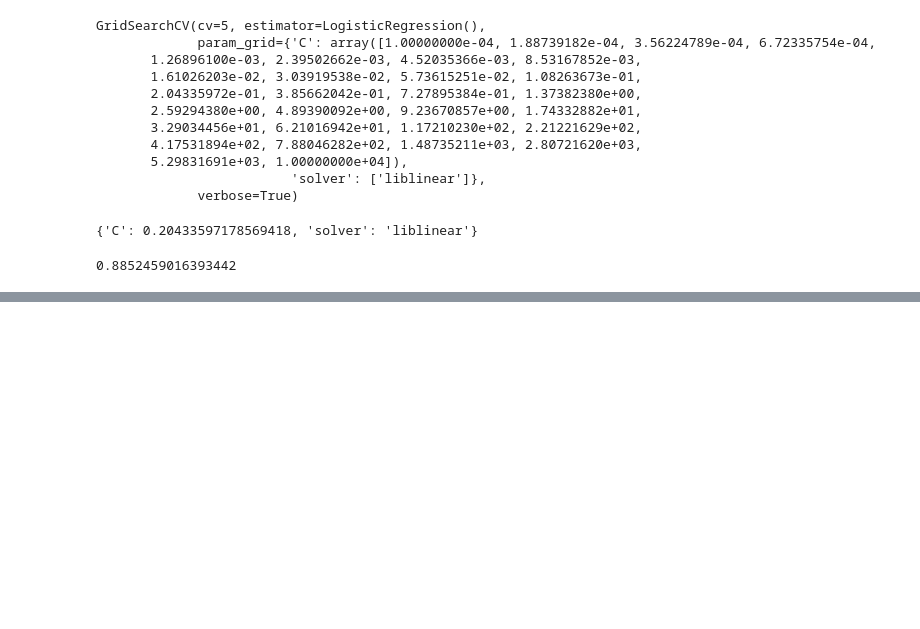
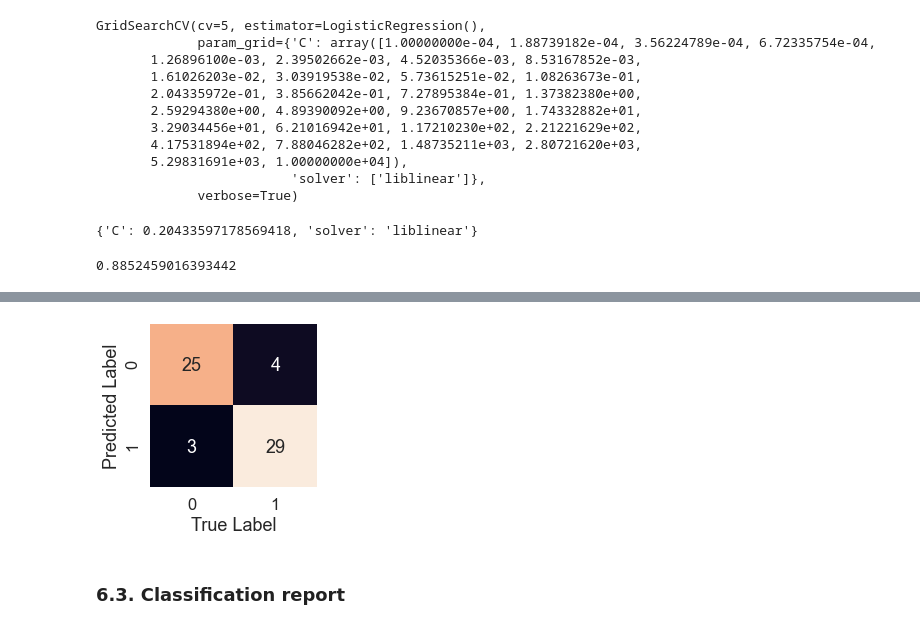
Before and after one commit to jaiswalakash170/heart_disease_classification, a Jupyter notebook: end-to-end-heart-disease-classification.ipynb, the cells around one changed output, grey strips where cells are left out. Saved outputs shown, nothing was run; the diff lists cells and outputs as text; code cells hidden in the pictures; blank space fills up the shorter version.

```diff
--- a/end-to-end-heart-disease-classification.ipynb
+++ b/end-to-end-heart-disease-classification.ipynb
@@ -792,0 +833,21 @@ gs_log_reg.score(X_test, Y_test)
+# %%
+# Draw plot using seaborn for confusion matrix
+# Set the font
+sns.set(font_scale=1.5)
+# Define a function to draw a plot for confusion matrix using seaborn
+def plot_conf_matrix(Y_test, Y_preds):
+    """
+    Plot a nice looking confusion matrix using seaborn heatmap()
+    """
+    fig, ax = plt.subplots(figsize=(3,3))
+    ax = sns.heatmap(confusion_matrix(Y_test, Y_preds),
+                     annot=True,
+                     cbar=False)
+    plt.xlabel("True Label")
+    plt.ylabel("Predicted Label")
+
+plot_conf_matrix(Y_test, Y_preds)
+# %% [output]
+[figure, added]
+# %% [markdown]
+### 6.3. Classification report
```
Also changed, not shown: parts of 16 cells of this notebook.
